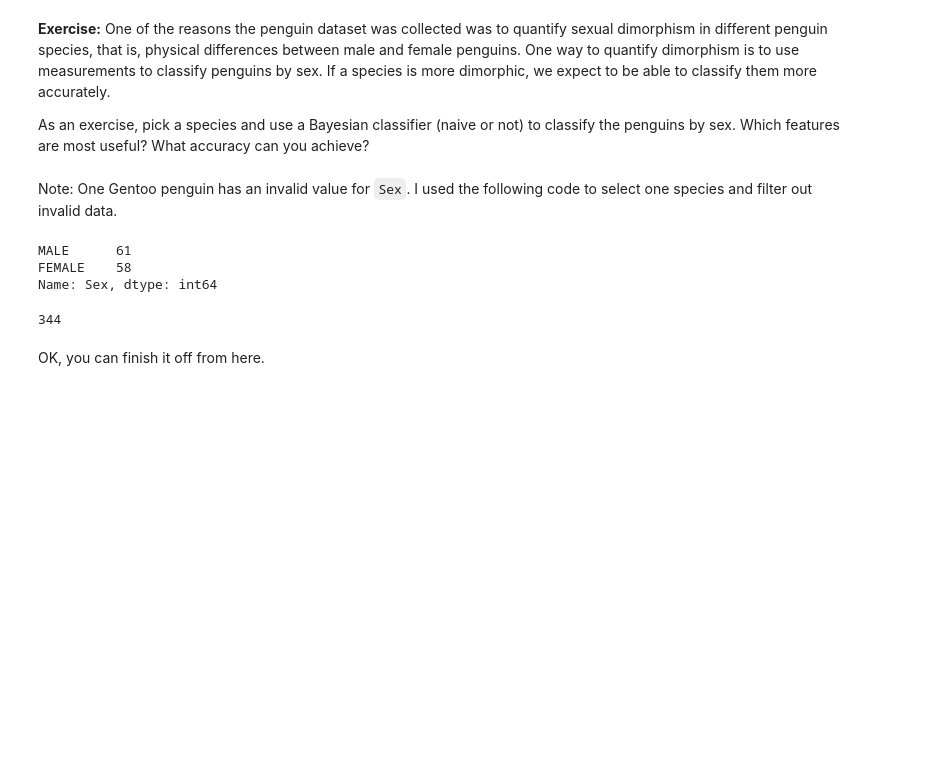
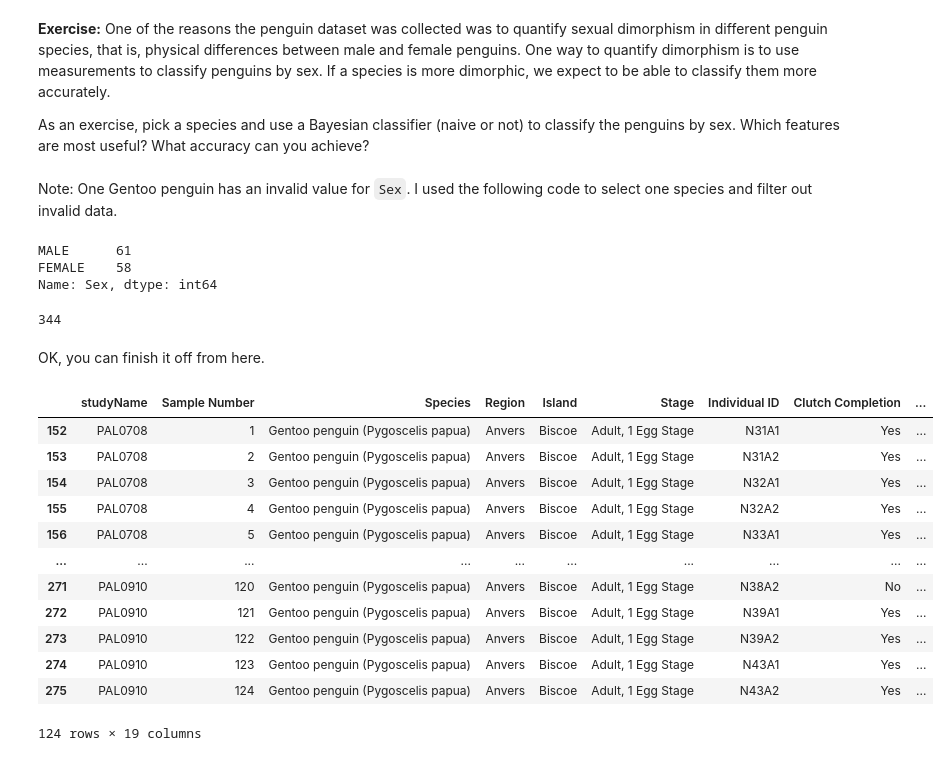
Before and after one commit to mat-ej/ThinkBayes2, a Jupyter notebook: notebooks/chap12.ipynb, the cells around one changed output. Drawn from its saved outputs; the diff is of its cells as text; code cells hidden in the pictures; blank space fills up the shorter version.

```diff
--- a/notebooks/chap12.ipynb
+++ b/notebooks/chap12.ipynb
@@ -905,5 +905,21 @@ subset = df[valid & gentoo].copy()
 # %% [markdown]
 OK, you can finish it off from here.
+# %%
+subset
+# %% [output]
+|  | studyName | Sample Number | Species | Region | Island | Stage | Individual ID | Clutch Completion | ... |
+| 152 | PAL0708 | 1 | Gentoo penguin (Pygoscelis papua) | Anvers | Biscoe | Adult, 1 Egg Stage | N31A1 | Yes | ... |
+| 153 | PAL0708 | 2 | Gentoo penguin (Pygoscelis papua) | Anvers | Biscoe | Adult, 1 Egg Stage | N31A2 | Yes | ... |
+| 154 | PAL0708 | 3 | Gentoo penguin (Pygoscelis papua) | Anvers | Biscoe | Adult, 1 Egg Stage | N32A1 | Yes | ... |
+| 155 | PAL0708 | 4 | Gentoo penguin (Pygoscelis papua) | Anvers | Biscoe | Adult, 1 Egg Stage | N32A2 | Yes | ... |
+| 156 | PAL0708 | 5 | Gentoo penguin (Pygoscelis papua) | Anvers | Biscoe | Adult, 1 Egg Stage | N33A1 | Yes | ... |
+| ... | ... | ... | ... | ... | ... | ... | ... | ... | ... |
+| 271 | PAL0910 | 120 | Gentoo penguin (Pygoscelis papua) | Anvers | Biscoe | Adult, 1 Egg Stage | N38A2 | No | ... |
+| 272 | PAL0910 | 121 | Gentoo penguin (Pygoscelis papua) | Anvers | Biscoe | Adult, 1 Egg Stage | N39A1 | Yes | ... |
+| 273 | PAL0910 | 122 | Gentoo penguin (Pygoscelis papua) | Anvers | Biscoe | Adult, 1 Egg Stage | N39A2 | Yes | ... |
+| 274 | PAL0910 | 123 | Gentoo penguin (Pygoscelis papua) | Anvers | Biscoe | Adult, 1 Egg Stage | N43A1 | Yes | ... |
+| 275 | PAL0910 | 124 | Gentoo penguin (Pygoscelis papua) | Anvers | Biscoe | Adult, 1 Egg Stage | N43A2 | Yes | ... |
+124 rows × 19 columns
 # %%
 # Solution goes here
 # %%
```
Also changed, not shown: parts of 3 cells of this notebook, 1 other file.
